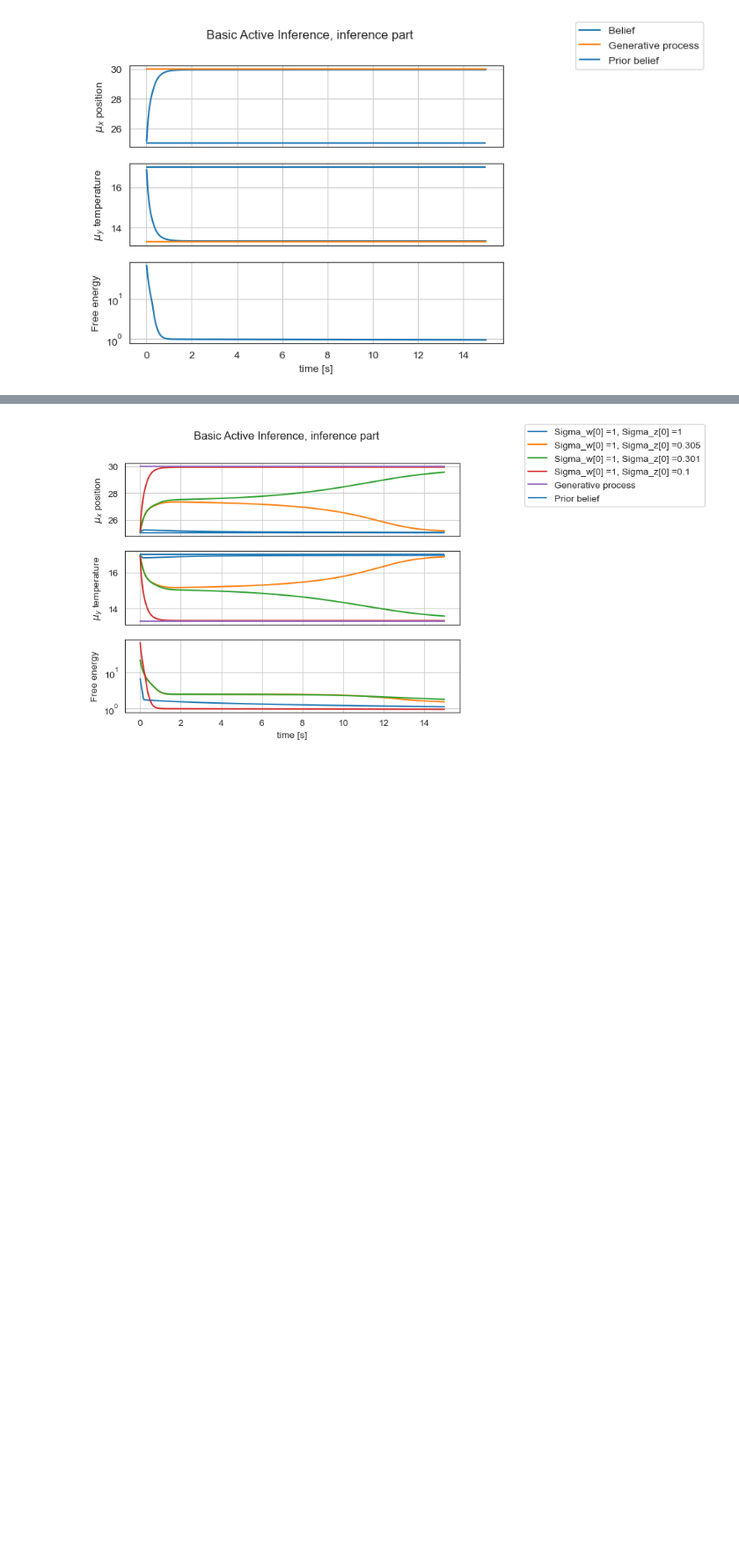
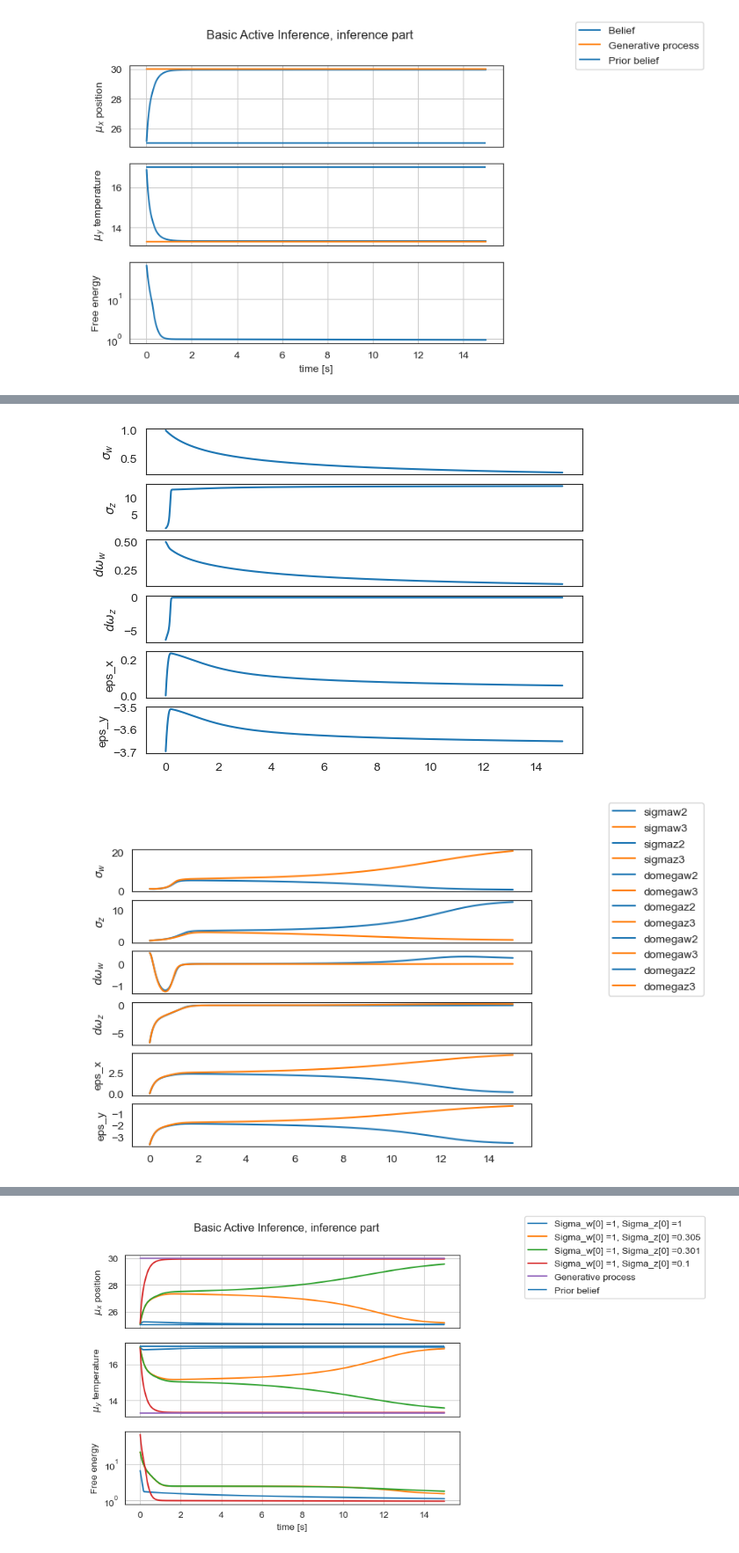
Before and after one commit to sebastiaan116/Affective-Active-Inference, a Jupyter notebook: Hydar1.ipynb, the cells around one changed output, grey strips where cells are left out. Shown at 88% size. Saved outputs shown, nothing was run; the diff lists cells and outputs as text; code cells hidden in the pictures; blank space fills up the shorter version.

Commit message:
Now saved with new graphs

```diff
--- a/Hydar1.ipynb
+++ b/Hydar1.ipynb
@@ -243,0 +223,60 @@ fig.legend(bbox_to_anchor=(1.05, 1), loc='upper left', borderaxespad=0.)
+# %%
+fig, axes = plt.subplots(6, 1, sharex='col');
+
+
+axes[0].plot(t[1:],vSigma_w1[1:],label='sigmaw');
+axes[0].set_ylabel('$\sigma_w$');
+axes[1].plot(t[1:],vSigma_z1[1:],label='sigmaz');
+axes[1].set_ylabel('$\sigma_z$');
+axes[2].plot(t[1:],plot_dict1["dprec_w"],label='domegaw');
+axes[2].set_ylabel('$d\omega_w$');
+axes[3].plot(t[1:],plot_dict1["dprec_z"],label='domegaz');
+axes[3].set_ylabel('$d\omega_z$');
+axes[4].plot(t[1:],plot_dict1["eps_x"],label='domegaw');
+axes[4].set_ylabel('eps_x');
+axes[5].plot(t[1:],plot_dict1["eps_y"],label='domegaz');
+axes[5].set_ylabel('eps_y');
+
+fig, axes = plt.subplots(6, 1, sharex='col');
+
+
+axes[0].plot(t[1:],vSigma_w2[1:],label='sigmaw2');
+axes[0].plot(t[1:],vSigma_w3[1:],label='sigmaw3');
+axes[0].set_ylabel('$\sigma_w$');
+axes[1].plot(t[1:],vSigma_z2[1:],label='sigmaz2');
+axes[1].plot(t[1:],vSigma_z3[1:],label='sigmaz3');
+axes[1].set_ylabel('$\sigma_z$');
+axes[2].plot(t[1:],plot_dict2["dprec_w"],label='domegaw2');
+axes[2].plot(t[1:],plot_dict3["dprec_w"],label='domegaw3');
+axes[2].set_ylabel('$d\omega_w$');
+axes[3].plot(t[1:],plot_dict2["dprec_z"],label='domegaz2');
+axes[3].plot(t[1:],plot_dict3["dprec_z"],label='domegaz3');
+axes[3].set_ylabel('$d\omega_z$');
+axes[4].plot(t[1:],plot_dict2["eps_x"],label='domegaw2');
+axes[4].plot(t[1:],plot_dict3["eps_x"],label='domegaw3');
+axes[4].set_ylabel('eps_x');
+axes[5].plot(t[1:],plot_dict2["eps_y"],label='domegaz2');
+axes[5].plot(t[1:],plot_dict3["eps_y"],label='domegaz3');
+axes[5].set_ylabel('eps_y');
+fig.legend(bbox_to_anchor=(1.05, 1), loc='upper left', borderaxespad=0.)
+
+
+
+fig, axes = plt.subplots(6, 1, sharex='col');
+
+
+axes[0].plot(t[1:],vSigma_w4[1:],label='sigmaw');
+axes[0].set_ylabel('$\sigma_w$');
+axes[1].plot(t[1:],vSigma_z4[1:],label='sigmaz');
+axes[1].set_ylabel('$\sigma_z$');
+axes[2].plot(t[1:],plot_dict4["dprec_w"],label='domegaw');
+axes[2].set_ylabel('$d\omega_w$');
+axes[3].plot(t[1:],plot_dict4["dprec_z"],label='domegaz');
+axes[3].set_ylabel('$d\omega_z$');
+axes[4].plot(t[1:],plot_dict4["eps_x"],label='domegaw');
+axes[4].set_ylabel('eps_x');
+axes[5].plot(t[1:],plot_dict4["eps_y"],label='domegaz');
+axes[5].set_ylabel('eps_y');
+# %% [output]
+[figure, added]
+[figure, added]
```
Also changed, not shown: parts of 4 cells of this notebook.
